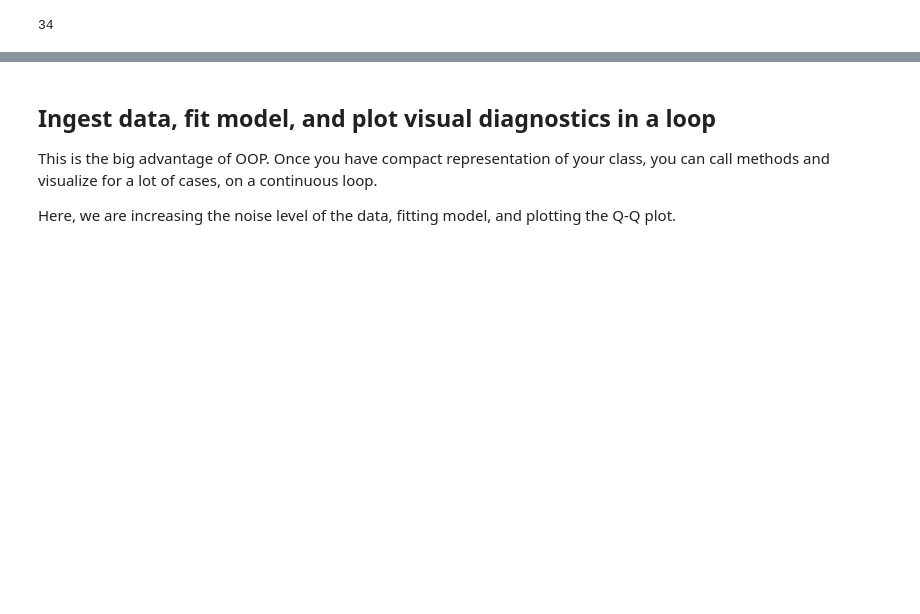
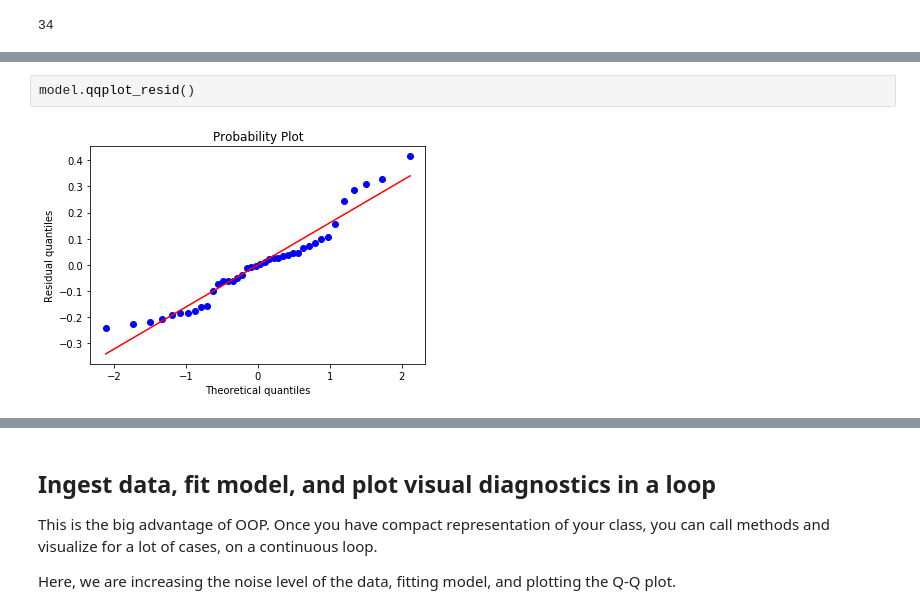
Before and after one commit to erikapat/OOP, a Jupyter notebook: Python/Example3.ipynb, the cells around one changed output, grey strips where cells are left out. Cells and saved outputs as stored; diff of their text form; blank space fills up the shorter version.

```diff
--- a/Python/Example3.ipynb
+++ b/Python/Example3.ipynb
@@ -119,3 +137,7 @@ model.fitted_vs_residual()
+# %%
+model.qqplot_resid()
+# %% [output]
+[figure, added]
 # %%
 #Fitted values vs. feature variables
 model.fitted_vs_features()
```
Also changed, not shown: parts of 31 cells of this notebook.
